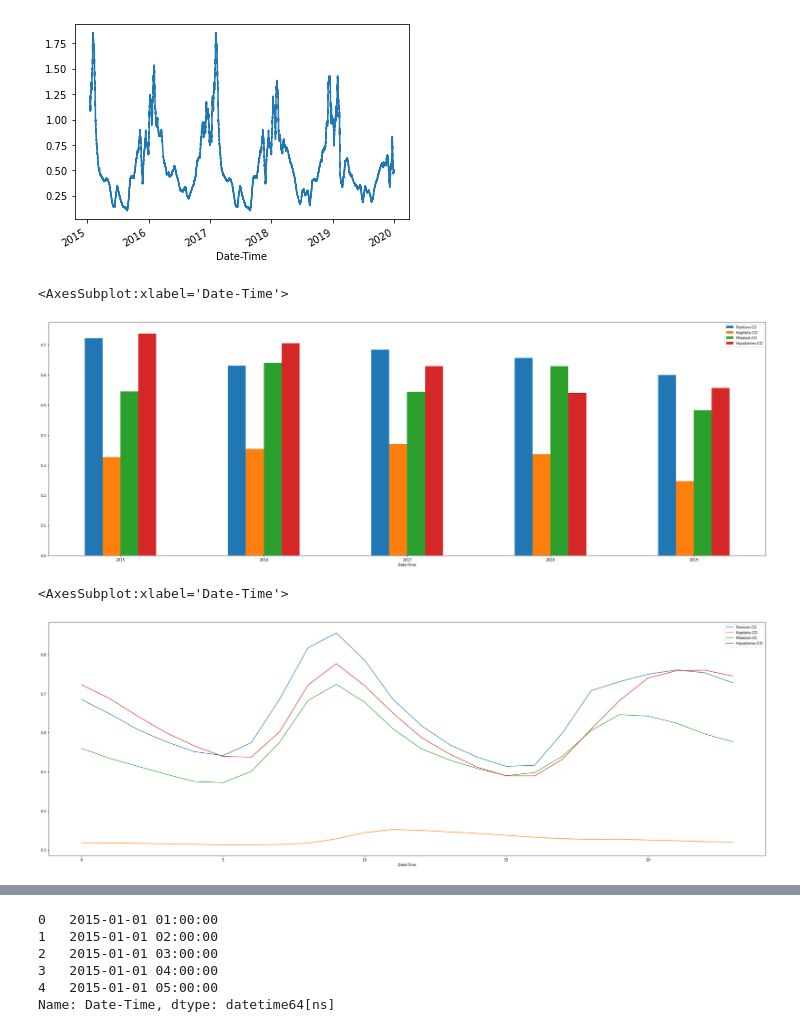
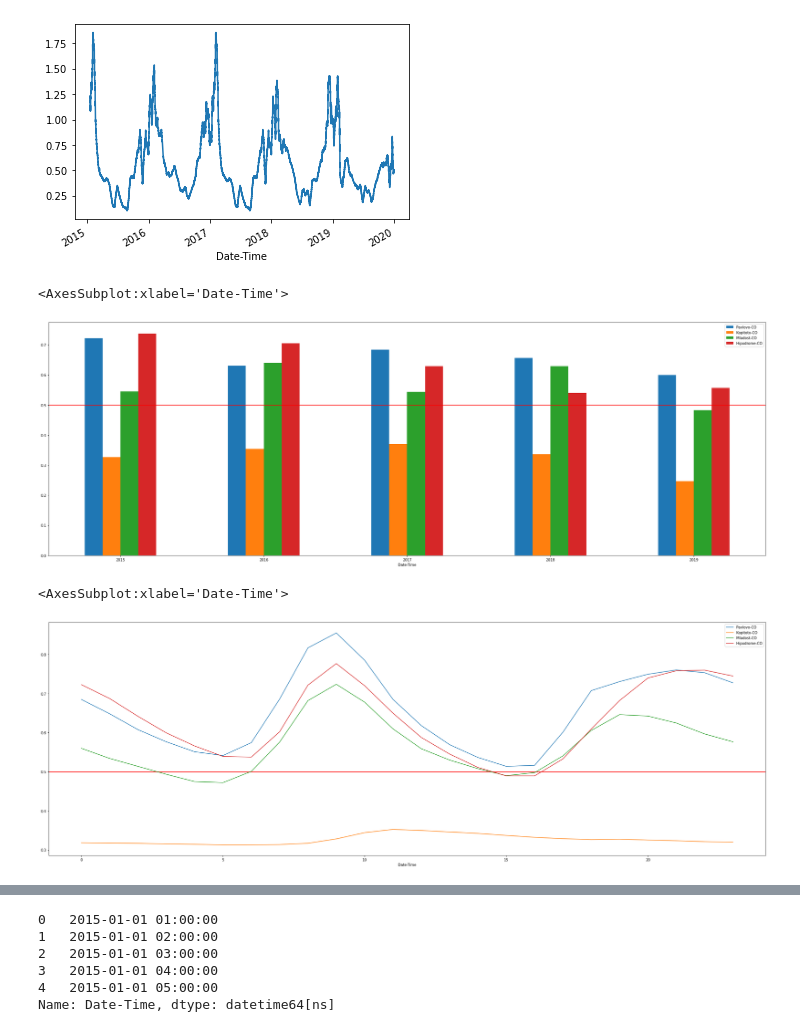
Before and after one commit to TsvetoslavVasev/BIgDataCourseProject, a Jupyter notebook: SofiaAirQuality.ipynb, the cells around one changed output, grey strips where cells are left out. Cells and saved outputs as stored; diff of their text form; code cells hidden in the pictures.

```diff
--- a/SofiaAirQuality.ipynb
+++ b/SofiaAirQuality.ipynb
@@ -444,15 +448,17 @@ air_quality_df.set_index("Date-Time")['Mladost-CO'].rolling(365).mean().plot()
 [figure]
 # %%
 fig, axs = plt.subplots(figsize=(36, 12))
+plt.axhline(y=0.5, color='r', linestyle='-')
 air_quality_df.groupby(air_quality_df["Date-Time"].dt.year)["Pavlovo-CO", "Kopitoto-CO", "Mladost-CO", "Hipodrome-CO"].mean().plot(kind='bar', rot=0, ax=axs)
 # %% [output]
 <AxesSubplot:xlabel='Date-Time'>
-[figure, old version]
+[figure, new version]
 # %%
 fig, axs = plt.subplots(figsize=(36, 12))
+plt.axhline(y=0.5, color='r', linestyle='-')
 air_quality_df.groupby(air_quality_df["Date-Time"].dt.hour)["Pavlovo-CO", "Kopitoto-CO", "Mladost-CO", "Hipodrome-CO"].mean().plot(kind='line', rot=0, ax=axs)
 # %% [output]
 <AxesSubplot:xlabel='Date-Time'>
-[figure, old version]
+[figure, new version]
 # %%
 fig, axs = plt.subplots(figsize=(36, 12))
```
Also changed, not shown: parts of 14 cells of this notebook.
